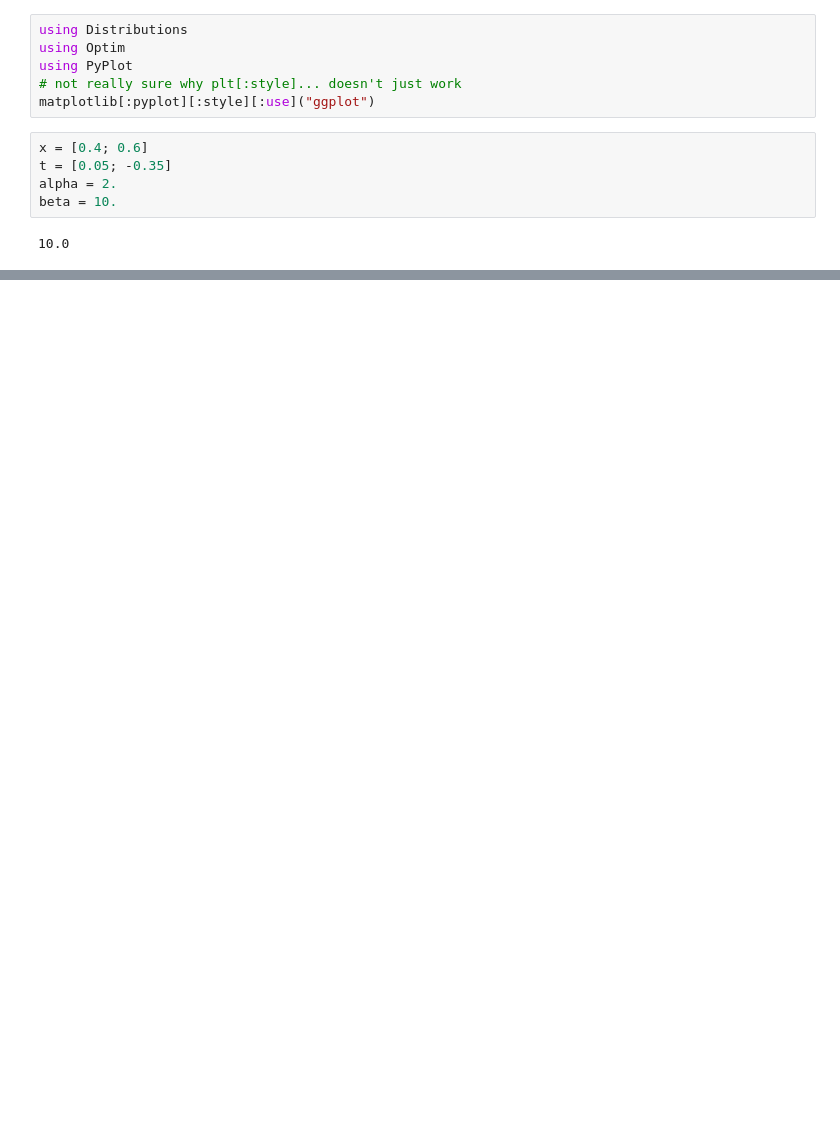
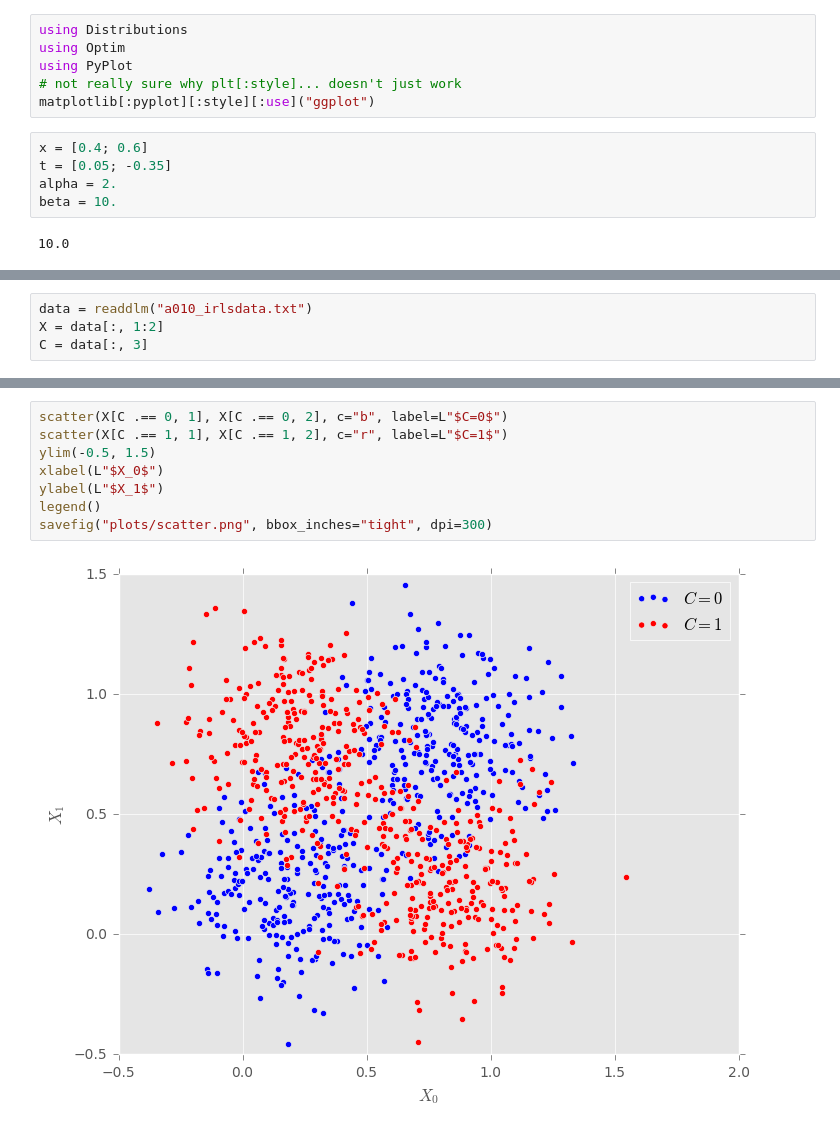
Before and after one commit to Learn2Ln/statistical-machine-learning, a Jupyter notebook: Assignment 3/Assignment 3.ipynb, the cells around one changed output, grey strips where cells are left out. Saved outputs shown, nothing was run; the diff lists cells and outputs as text; blank space fills up the shorter version.

```diff
--- a/Assignment 3/Assignment 3.ipynb
+++ b/Assignment 3/Assignment 3.ipynb
@@ -116,0 +167,4 @@ PyObject <matplotlib.legend.Legend object at 0x...>
+# %%
+data = readdlm("a010_irlsdata.txt")
+X = data[:, 1:2]
+C = data[:, 3]
@@ -116,0 +195,10 @@ PyObject <matplotlib.legend.Legend object at 0x...>
+# %%
+scatter(X[C .== 0, 1], X[C .== 0, 2], c="b", label=L"$C=0$")
+scatter(X[C .== 1, 1], X[C .== 1, 2], c="r", label=L"$C=1$")
+ylim(-0.5, 1.5)
+xlabel(L"$X_0$")
+ylabel(L"$X_1$")
+legend()
+savefig("plots/scatter.png", bbox_inches="tight", dpi=300)
+# %% [output]
+[figure, added]
```
Also changed, not shown: parts of 14 cells of this notebook, 8 other files.
